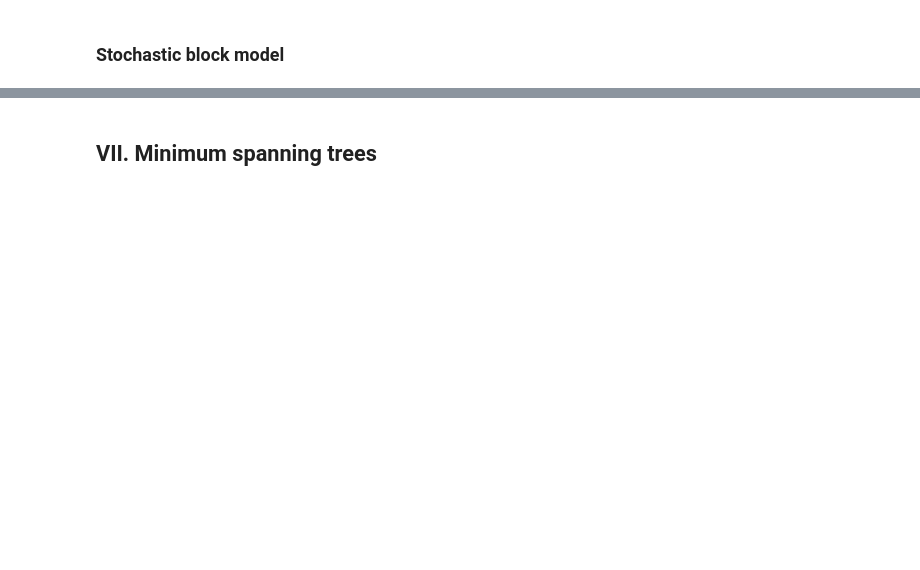
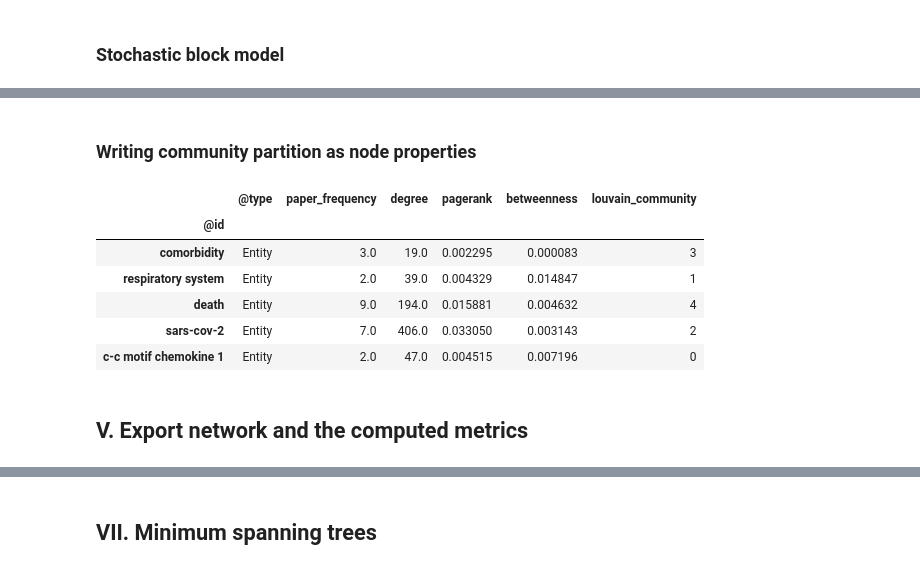
Before and after one commit to BlueBrain/BlueGraph, a Jupyter notebook: examples/Literature exploration (PGFrames + analytics tutorial).ipynb, the cells around one changed output, grey strips where cells are left out. Cells and saved outputs as stored; diff of their text form; code cells hidden in the pictures; blank space fills up the shorter version.

```diff
--- a/examples/Literature exploration (PGFrames + analytics tutorial).ipynb
+++ b/examples/Literature exploration (PGFrames + analytics tutorial).ipynb
@@ -248,3 +254,5 @@ paragraph_cooccurrence_edges.sample(5)
+# %%
+paragraph_cooccurrence_edges = paragraph_cooccurrence_edges[paragraph_cooccurrence_edges["npmi"] != 0]
 # %%
 paragraph_network = PandasPGFrame.from_frames(
     nodes=entity_nodes,
@@ -606,7 +581,7 @@ _Community detection_ methods partition the network into clusters of densely con
 # %% [markdown]
 First, we create a `NetworkX`-based instance and use several different community detection strategies provided by this library.
 # %%
-nx_detector = NXCommunityDetector(paragraph_network, directed=False)
+nx_detector = NXCommunityDetector(new_paragraph_network, directed=False)
 # %%
 nx_detector.graph
 # %% [output]
@@ -653,0 +629,2 @@ Coverage:  0.1647912885662432
+# %% [markdown]
+### Writing community partition as node properties
@@ -653,0 +635,16 @@ Coverage:  0.1647912885662432
+# %%
+new_paragraph_network = nx_detector.get_pgframe(
+    node_prop_types=new_paragraph_network._node_prop_types,
+    edge_prop_types=new_paragraph_network._edge_prop_types)
+# %%
+new_paragraph_network.nodes(raw_frame=True).sample(5)
+# %% [output]
+|  | @type | paper_frequency | degree | pagerank | betweenness | louvain_community |
+| @id |  |  |  |  |  |  |
+| comorbidity | Entity | 3.0 | 19.0 | 0.002295 | 0.000083 | 3 |
+| respiratory system | Entity | 2.0 | 39.0 | 0.004329 | 0.014847 | 1 |
+| death | Entity | 9.0 | 194.0 | 0.015881 | 0.004632 | 4 |
+| sars-cov-2 | Entity | 7.0 | 406.0 | 0.033050 | 0.003143 | 2 |
+| c-c motif chemokine 1 | Entity | 2.0 | 47.0 | 0.004515 | 0.007196 | 0 |
+# %% [markdown]
+## V. Export network and the computed metrics
```
Also changed, not shown: parts of 60 cells of this notebook, 27 other files.
